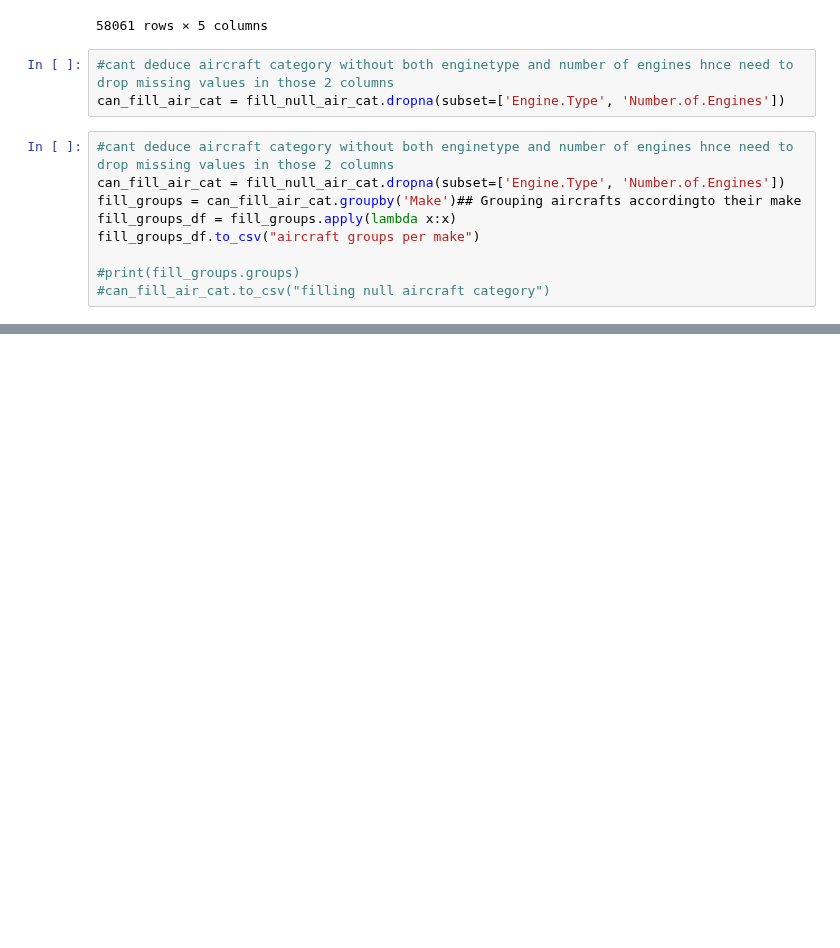
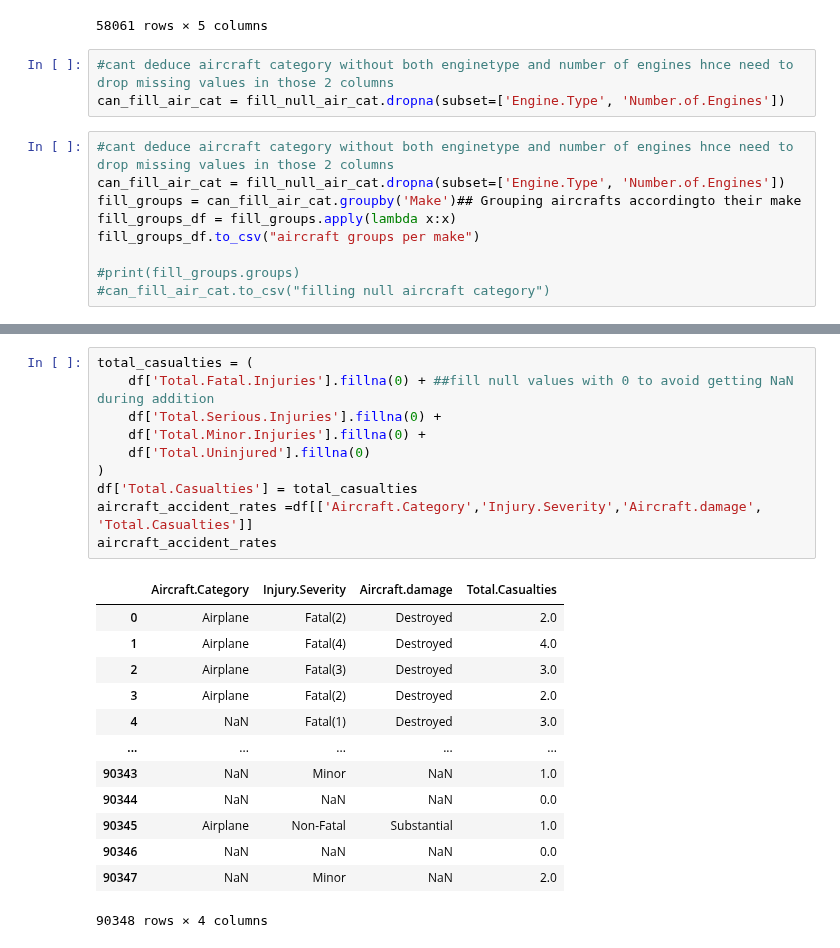
Before and after one commit to GiannaSal/data-driven-insights-for-aviation-risk-management, a Jupyter notebook: analysis.ipynb, the cells around one changed output, grey strips where cells are left out. Saved outputs shown, nothing was run; the diff lists cells and outputs as text; blank space fills up the shorter version.

```diff
--- a/analysis.ipynb
+++ b/analysis.ipynb
@@ -244,0 +357,24 @@ fill_groups_df.to_csv("aircraft groups per make")
+# %%
+total_casualties = (
+    df['Total.Fatal.Injuries'].fillna(0) + ##fill null values with 0 to avoid getting NaN during addition
+    df['Total.Serious.Injuries'].fillna(0) +
+    df['Total.Minor.Injuries'].fillna(0) +
+    df['Total.Uninjured'].fillna(0)
+)
+df['Total.Casualties'] = total_casualties
+aircraft_accident_rates =df[['Aircraft.Category','Injury.Severity','Aircraft.damage', 'Total.Casualties']]
+aircraft_accident_rates
+# %% [output]
+|  | Aircraft.Category | Injury.Severity | Aircraft.damage | Total.Casualties |
+| 0 | Airplane | Fatal(2) | Destroyed | 2.0 |
+| 1 | Airplane | Fatal(4) | Destroyed | 4.0 |
+| 2 | Airplane | Fatal(3) | Destroyed | 3.0 |
+| 3 | Airplane | Fatal(2) | Destroyed | 2.0 |
+| 4 | NaN | Fatal(1) | Destroyed | 3.0 |
+| ... | ... | ... | ... | ... |
+| 90343 | NaN | Minor | NaN | 1.0 |
+| 90344 | NaN | NaN | NaN | 0.0 |
+| 90345 | Airplane | Non-Fatal | Substantial | 1.0 |
+| 90346 | NaN | NaN | NaN | 0.0 |
+| 90347 | NaN | Minor | NaN | 2.0 |
+90348 rows × 4 columns
```
Also changed, not shown: parts of 12 cells of this notebook, 3 other files.
